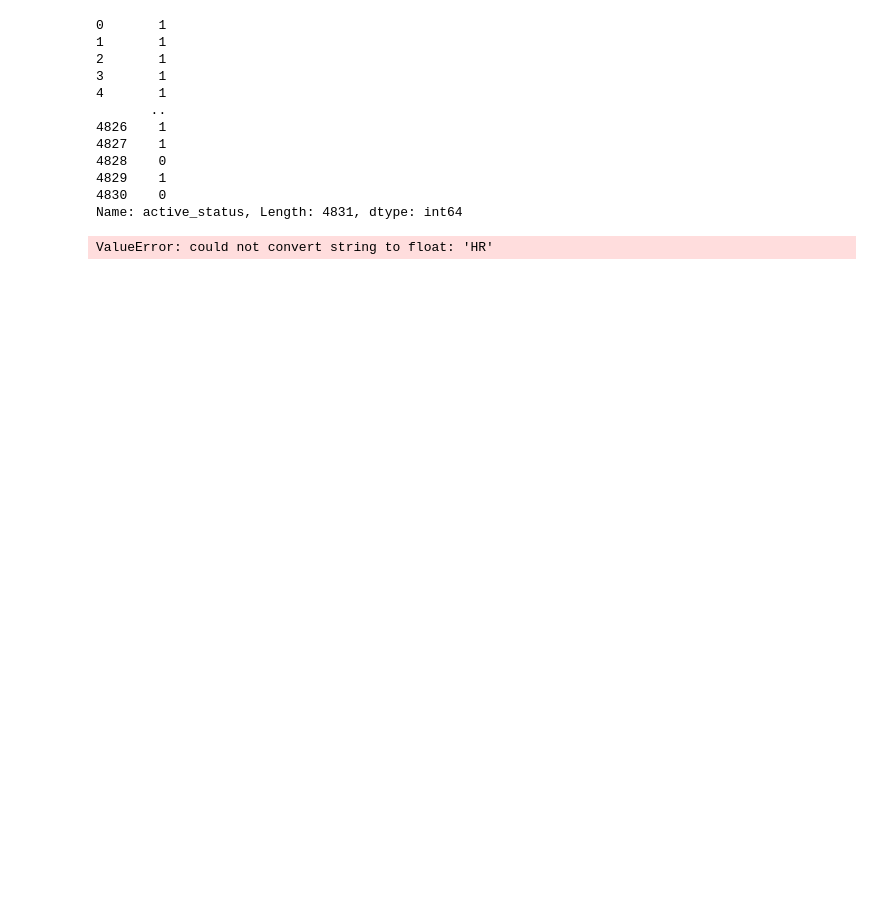
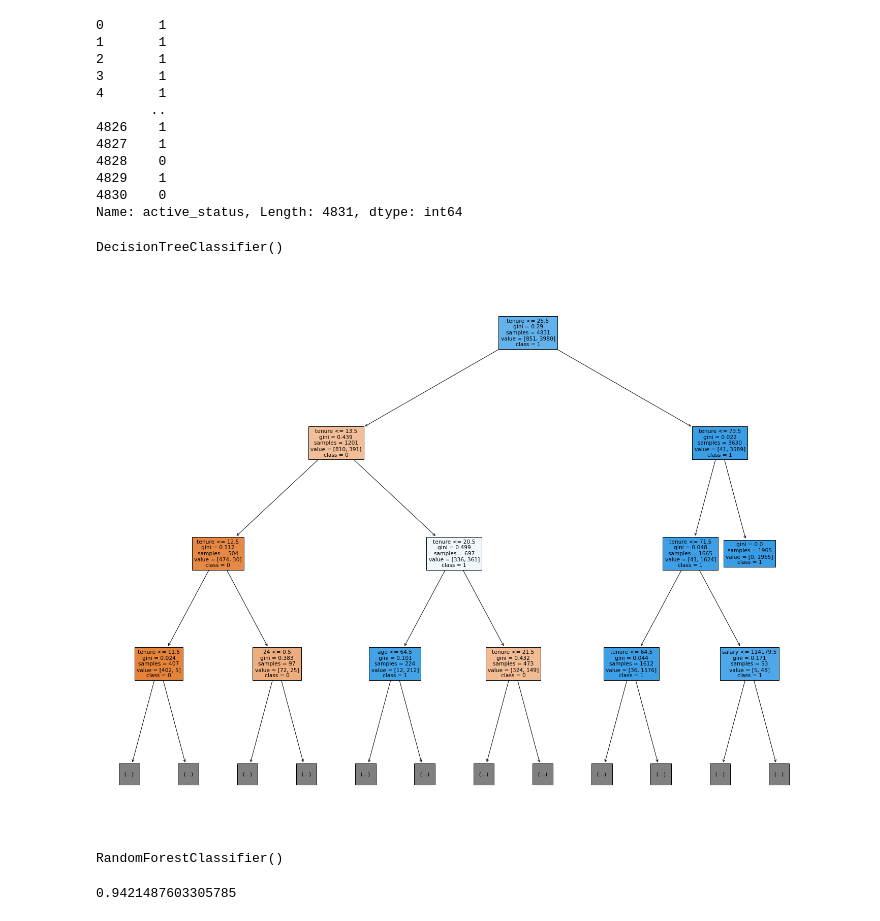
Before and after one commit to felipetimbo/ml-projects, a Jupyter notebook: People Analytics.ipynb, the cells around one changed output. Cells and saved outputs as stored; diff of their text form; code cells hidden in the pictures; blank space fills up the shorter version.

Commit message:
Adding random forest classifier

```diff
--- a/People Analytics.ipynb
+++ b/People Analytics.ipynb
@@ -409,3 +430,5 @@ X_cat = onehotencoder.fit_transform(X_cat).toarray()
+# %%
+X_all = pd.concat([X_cat, X_num], join="inner", axis=1)
 # %%
 y = employees_df['active_status']
 y
@@ -422,9 +445,21 @@ y
 4829    1
 4830    0
 Name: active_status, Length: 4831, dtype: int64
+# %%
+X_all = X_all.rename(str,axis="columns")
 # %%
 d_tree = DecisionTreeClassifier()
 # %%
-d_tree.fit(X, y)
+d_tree.fit(X_all, y)
 # %% [output]
-ValueError: could not convert string to float: 'HR'
+DecisionTreeClassifier()
+# %%
+clf = d_tree.fit(X_all, y)
+# %%
+fig = plt.figure(figsize=(25,20))
+_ = tree.plot_tree(clf, feature_names=X_all.columns,
+                                class_names=['0','1'],
+                                max_depth=3,
+                                filled=True)
+# %% [output]
+[figure, added]
@@ -430,0 +468,5 @@ ValueError: could not convert string to float: 'HR'
+# %%
+forest = RandomForestClassifier()
+forest.fit(X_train, y_train)
+# %% [output]
+RandomForestClassifier()
@@ -430,0 +475,4 @@ ValueError: could not convert string to float: 'HR'
+# %%
+accuracy_score(y_test, y_pred)
+# %% [output]
+0.9421487603305785
```
Also changed, not shown: parts of 10 cells of this notebook.
